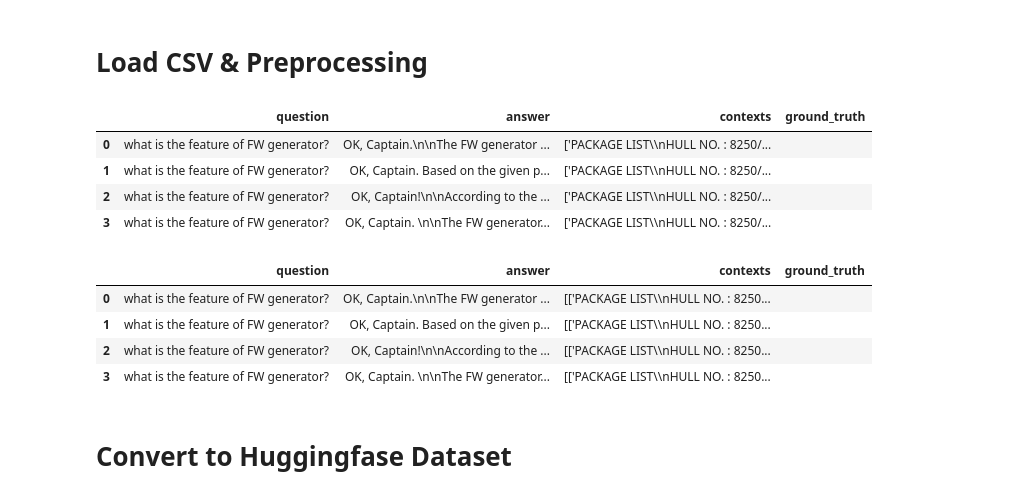
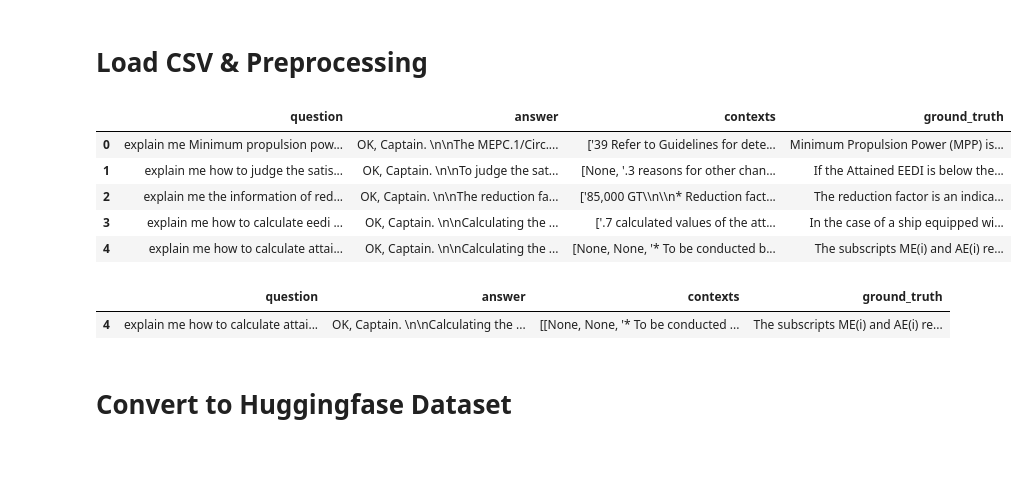
Before and after one commit to kstyle2198/ai-jarvis, a Jupyter notebook: ragas/ragas_eval_with_csv.ipynb, the cells around one changed output. Drawn from its saved outputs; the diff is of its cells as text; code cells hidden in the pictures; blank space fills up the shorter version.

```diff
--- a/ragas/ragas_eval_with_csv.ipynb
+++ b/ragas/ragas_eval_with_csv.ipynb
@@ -10,26 +9,27 @@ nest_asyncio.apply()
 # %% [markdown]
 # Load CSV & Preprocessing
 # %%
-t_df = pd.read_csv("../results/test_003.csv")
-t_df = t_df[["Query", "Answer", "Context"]]
-t_df.columns = ['question', 'answer', 'contexts']
-t_df['ground_truth'] = ""
+t_df = pd.read_csv("../results/test_007.csv")
+t_df = t_df[["Query", "Answer", "Context", "ground_truth"]]
+t_df.columns = ['question', 'answer', 'contexts', 'ground_truth']
+# t_df['ground_truth'] = ""
 t_df
 # %% [output]
 |  | question | answer | contexts | ground_truth |
-| 0 | what is the feature of FW generator? | OK, Captain.\n\nThe FW generator ... | ['PACKAGE LIST\\nHULL NO. : 8250/... |  |
-| 1 | what is the feature of FW generator? | OK, Captain. Based on the given p... | ['PACKAGE LIST\\nHULL NO. : 8250/... |  |
-| 2 | what is the feature of FW generator? | OK, Captain!\n\nAccording to the ... | ['PACKAGE LIST\\nHULL NO. : 8250/... |  |
-| 3 | what is the feature of FW generator? | OK, Captain. \n\nThe FW generator... | ['PACKAGE LIST\\nHULL NO. : 8250/... |  |
+| 0 | explain me Minimum propulsion pow... | OK, Captain. \n\nThe MEPC.1/Circ.... | ['39 Refer to Guidelines for dete... | Minimum Propulsion Power (MPP) is... |
+| 1 | explain me how to judge the satis... | OK, Captain. \n\nTo judge the sat... | [None, '.3 reasons for other chan... | If the Attained EEDI is below the... |
+| 2 | explain me the information of red... | OK, Captain. \n\nThe reduction fa... | ['85,000 GT\\n\\n* Reduction fact... | The reduction factor is an indica... |
+| 3 | explain me how to calculate eedi ... | OK, Captain. \n\nCalculating the ... | ['.7 calculated values of the att... | In the case of a ship equipped wi... |
+| 4 | explain me how to calculate attai... | OK, Captain. \n\nCalculating the ... | [None, None, '* To be conducted b... | The subscripts ME(i) and AE(i) re... |
 # %%
 t_df["contexts"] = t_df["contexts"].astype(str).apply(lambda x: [x] if x else [])
+
+
+t_df = t_df.iloc[4:5,:]
 t_df
 # %% [output]
 |  | question | answer | contexts | ground_truth |
-| 0 | what is the feature of FW generator? | OK, Captain.\n\nThe FW generator ... | [['PACKAGE LIST\\nHULL NO. : 8250... |  |
-| 1 | what is the feature of FW generator? | OK, Captain. Based on the given p... | [['PACKAGE LIST\\nHULL NO. : 8250... |  |
-| 2 | what is the feature of FW generator? | OK, Captain!\n\nAccording to the ... | [['PACKAGE LIST\\nHULL NO. : 8250... |  |
-| 3 | what is the feature of FW generator? | OK, Captain. \n\nThe FW generator... | [['PACKAGE LIST\\nHULL NO. : 8250... |  |
+| 4 | explain me how to calculate attai... | OK, Captain. \n\nCalculating the ... | [[None, None, '* To be conducted ... | The subscripts ME(i) and AE(i) re... |
 # %% [markdown]
 # Convert to Huggingfase Dataset
 # %%
```
Also changed, not shown: parts of 7 cells of this notebook, 4 other files.
